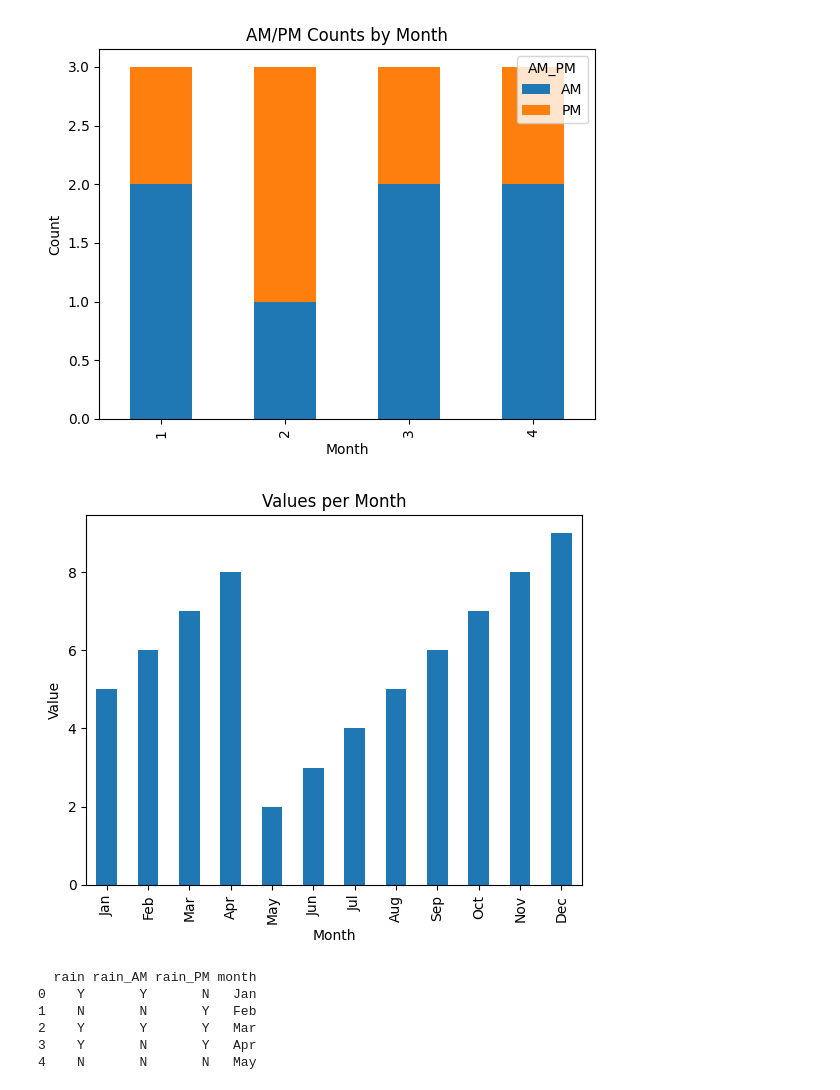
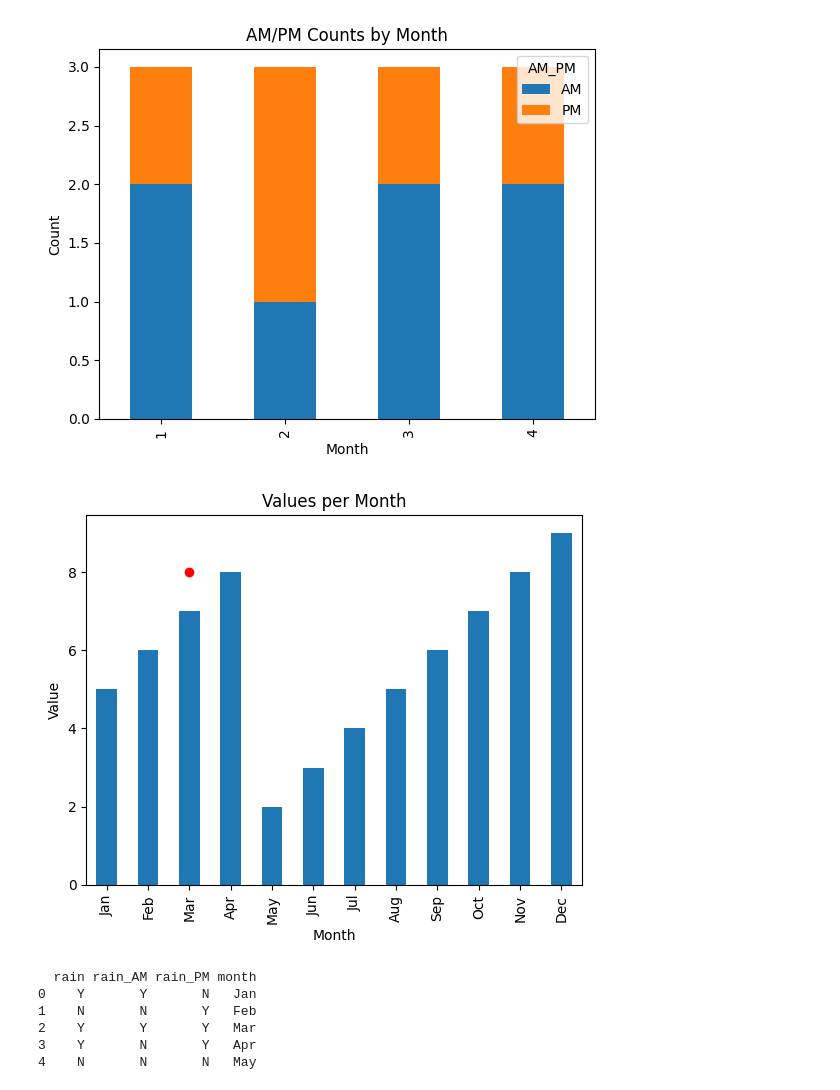
Before and after one commit to fischettijw/Abigail_ScienceFair_2024-25_082224, a Jupyter notebook: sandbox/AM - PM.ipynb, the cells around one changed output. Cells and saved outputs as stored; diff of their text form; code cells hidden in the pictures.

```diff
--- a/sandbox/AM - PM.ipynb
+++ b/sandbox/AM - PM.ipynb
@@ -179,34 +179,36 @@ data = {'date': ['2024-01-15', '2024-02-20', '2024-03-10', '2024-04-05',
                  '2024-05-30', '2024-06-18', '2024-07-12', '2024-08-25',
                  '2024-09-16', '2024-10-04', '2024-11-13', '2024-12-29'],
         'value': [5, 6, 7, 8, 2, 3, 4, 5, 6, 7, 8, 9]}
 
 df = pd.DataFrame(data)
 
 # Convert 'date' column to datetime
 df['date'] = pd.to_datetime(df['date'])
 
 # Extract month names
 df['month'] = df['date'].dt.strftime('%b')
 
 # Group by month and get sum or count of 'value'
 df_grouped = df.groupby('month')['value'].sum()
 
 # Ensure the months appear in correct order
 month_order = ['Jan', 'Feb', 'Mar', 'Apr', 'May', 'Jun', 'Jul', 'Aug', 'Sep', 'Oct', 'Nov', 'Dec']
 df_grouped = df_grouped.reindex(month_order)
 
 # Plot the bar chart
 df_grouped.plot(kind='bar')
 
 # Set labels and title
 plt.xlabel('Month')
 plt.ylabel('Value')
 plt.title('Values per Month')
 
+plt.plot(2, 8, 'ro')  # 'ro' for red circle marker
+
 # Display the plot
 plt.show()
 # %% [output]
-[figure, old version]
+[figure, new version]
 # %%
 # https://chatgpt.com/share/66f7136b-4494-8011-ab18-13cc6fe27b3f
 
```
Also changed, not shown: parts of 3 cells of this notebook, 4 other files.
